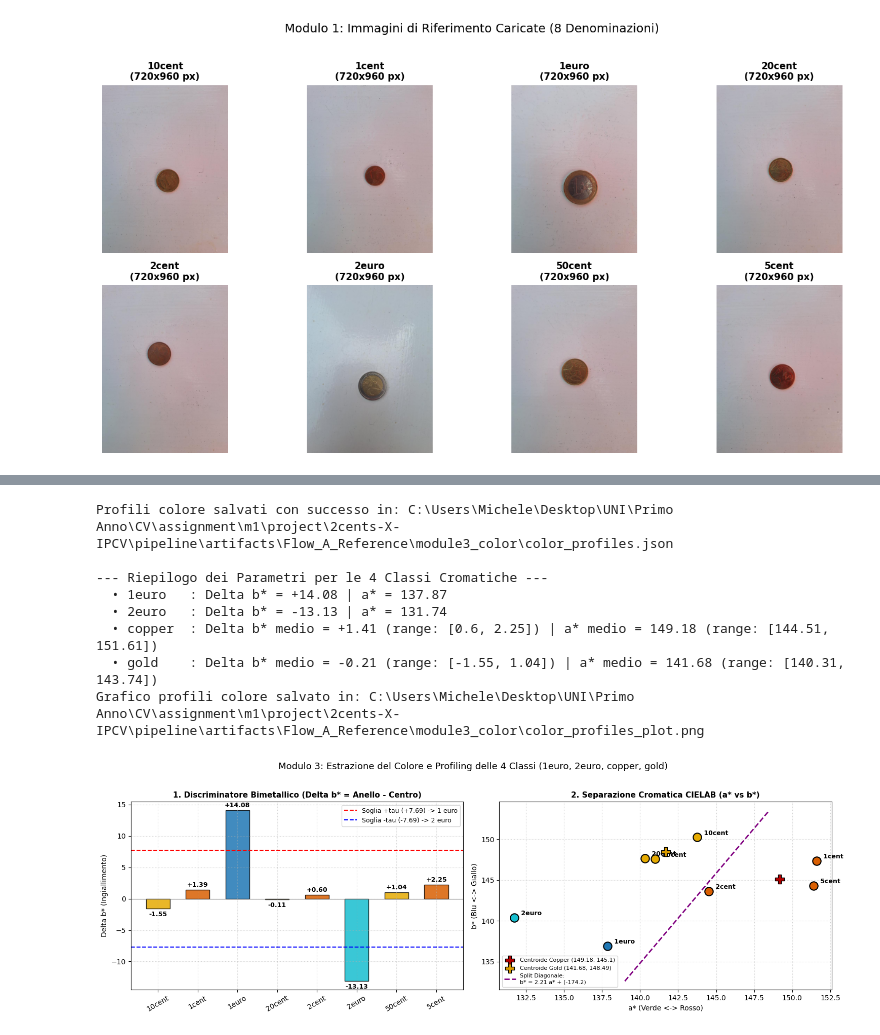
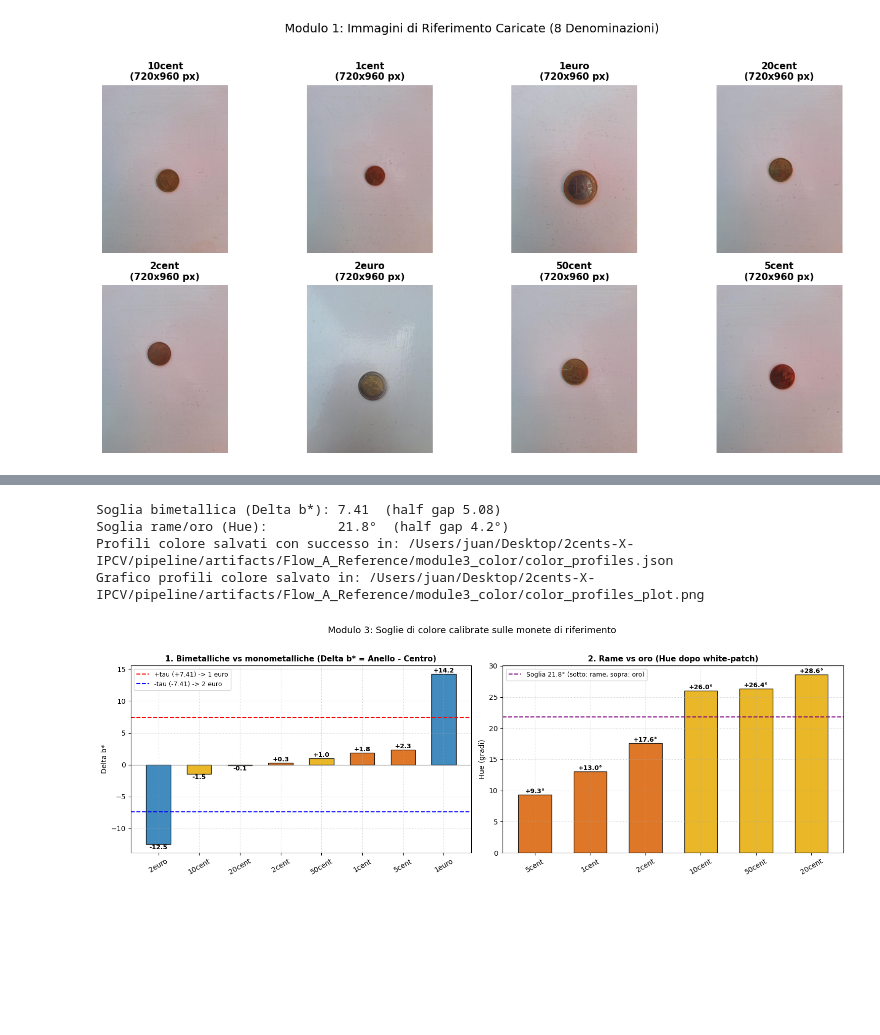
Before and after one commit to jortikcode/2cents-X-IPCV, a Jupyter notebook: pipeline/src/Flow_A_Reference/flow_A_reference.ipynb, the cells around one changed output, grey strips where cells are left out. Cells and saved outputs as stored; diff of their text form; code cells hidden in the pictures; blank space fills up the shorter version.

Commit message:
fix flow a and b

```diff
--- a/pipeline/src/Flow_A_Reference/flow_A_reference.ipynb
+++ b/pipeline/src/Flow_A_Reference/flow_A_reference.ipynb
@@ -34,41 +34,28 @@ Salvate con successo 8 ROI in: C:\Users\Michele\Desktop\UNI\Primo Anno\CV\assign
 [figure]
 # %%
 # ==========================================
-# MODULO 3: Estrazione Colore e Profiling 4 Classi
+# MODULO 3: Calibrazione delle Soglie di Colore sulle Reference
 # ==========================================
+import importlib
+import module3_extract_color
+importlib.reload(module3_extract_color)
 from module3_extract_color import extract_and_save_color_profiles, plot_color_analysis
 
-# Input: ref_rois (output in memoria del Modulo 2)
-# Output in memoria: color_profiles (dizionario con i profili delle 4 classi e le soglie calibrate)
+# Input: le 8 immagini di riferimento intere (il white-patch usa lo sfondo, quindi non le ROI mascherate)
+# Output in memoria: color_profiles (soglie, half_gap e valori misurati su ogni reference)
+#    - Delta b* (anello - centro): bimetalliche vs monometalliche, segno -> 1 euro / 2 euro
+#    - Hue dopo white-patch: rame vs oro
 # Serializzazione: salvataggio su file JSON in artifacts/Flow_A_Reference/module3_color/color_profiles.json
-color_profiles = extract_and_save_color_profiles(ref_rois)
+color_profiles = extract_and_save_color_profiles()
 
-# Stampa a video dei parametri delle 4 classi
-print("\n--- Riepilogo dei Parametri per le 4 Classi Cromatiche ---")
-for cls_name, cls_info in color_profiles["classes"].items():
-    if "delta_b" in cls_info and isinstance(cls_info["delta_b"], dict):
-        d_mean = cls_info["delta_b"]["mean"]
-        d_range = f"[{cls_info['delta_b']['min']}, {cls_info['delta_b']['max']}]"
-        a_mean = cls_info["a_star"]["mean"]
-        a_range = f"[{cls_info['a_star']['min']}, {cls_info['a_star']['max']}]"
-        print(f"  • {cls_name:8s}: Delta b* medio = {d_mean:+5.2f} (range: {d_range}) | a* medio = {a_mean:5.2f} (range: {a_range})")
-    else:
-        d_val = cls_info["delta_b"]
-        a_val = cls_info["a_star"]
-        print(f"  • {cls_name:8s}: Delta b* = {d_val:+5.2f} | a* = {a_val:5.2f}")
-
-# Visualizzazione grafica dei discriminatori cromatici
+# Visualizzazione grafica dei valori delle reference e delle soglie che ne derivano
 plot_color_analysis(color_profiles)
 # %% [output]
-Profili colore salvati con successo in: C:\Users\Michele\Desktop\UNI\Primo Anno\CV\assignment\m1\project\2cents-X-IPCV\pipeline\artifacts\Flow_A_Reference\module3_color\color_profiles.json
-
---- Riepilogo dei Parametri per le 4 Classi Cromatiche ---
-  • 1euro   : Delta b* = +14.08 | a* = 137.87
-  • 2euro   : Delta b* = -13.13 | a* = 131.74
-  • copper  : Delta b* medio = +1.41 (range: [0.6, 2.25]) | a* medio = 149.18 (range: [144.51, 151.61])
-  • gold    : Delta b* medio = -0.21 (range: [-1.55, 1.04]) | a* medio = 141.68 (range: [140.31, 143.74])
-Grafico profili colore salvato in: C:\Users\Michele\Desktop\UNI\Primo Anno\CV\assignment\m1\project\2cents-X-IPCV\pipeline\artifacts\Flow_A_Reference\module3_color\color_profiles_plot.png
+Soglia bimetallica (Delta b*): 7.41  (half gap 5.08)
+Soglia rame/oro (Hue):         21.8°  (half gap 4.2°)
+Profili colore salvati con successo in: /Users/juan/Desktop/2cents-X-IPCV/pipeline/artifacts/Flow_A_Reference/module3_color/color_profiles.json
+Grafico profili colore salvato in: /Users/juan/Desktop/2cents-X-IPCV/pipeline/artifacts/Flow_A_Reference/module3_color/color_profiles_plot.png
-[figure, old version]
+[figure, new version]
 # %%
 # ==========================================
 # MODULO 4: Estrazione Edge (Parametri da conf/Flow_A_Reference/edge_params.json)
```
Also changed, not shown: parts of 3 cells of this notebook, 1 other file.
